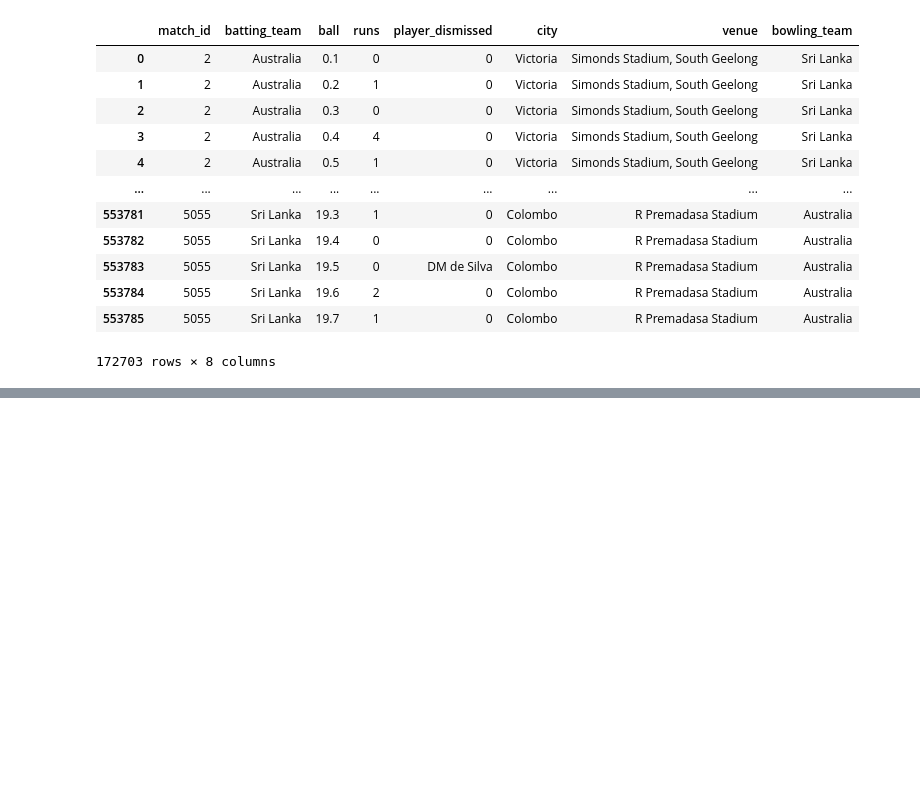
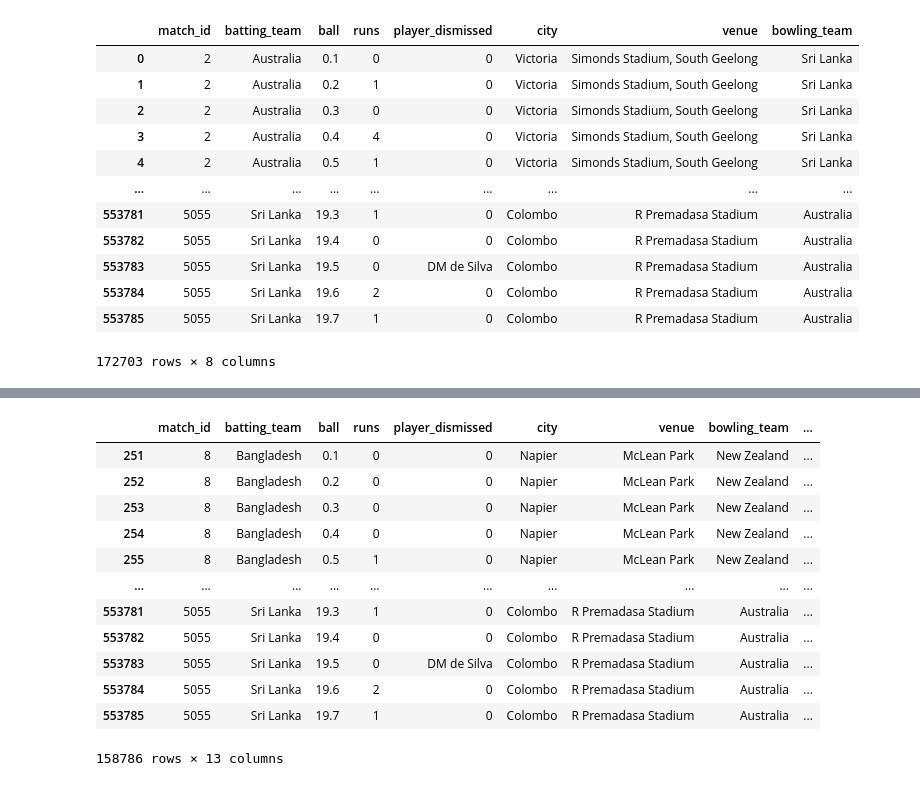
Before and after one commit to SanjaraT/WorldCup-Score-Predictor-ML-Model, a Jupyter notebook: ml_model.ipynb, the cells around one changed output, grey strips where cells are left out. Cells and saved outputs as stored; diff of their text form; code cells hidden in the pictures; blank space fills up the shorter version.

```diff
--- a/ml_model.ipynb
+++ b/ml_model.ipynb
@@ -372,0 +429,27 @@ matches.head()
+# %%
+# Left balls
+# spliting balls ( 1.1 -> 1 over 1 ball)
+matches['over'] = matches['ball'].apply(lambda x: int(str(x).split('.')[0]))
+matches['ball_in_over'] = matches['ball'].apply(lambda x: int(str(x).split('.')[1]))
+
+# total balls bowled so far
+matches['balls_bowled'] = matches['over'] * 6 + matches['ball_in_over'].apply(lambda x : min(x,6))
+
+# Balls left = 120 - balls bowled
+matches['balls_left'] = 120 - matches['balls_bowled'].clip(0, 120)
+
+matches
+# %% [output]
+|  | match_id | batting_team | ball | runs | player_dismissed | city | venue | bowling_team | ... |
+| 251 | 8 | Bangladesh | 0.1 | 0 | 0 | Napier | McLean Park | New Zealand | ... |
+| 252 | 8 | Bangladesh | 0.2 | 0 | 0 | Napier | McLean Park | New Zealand | ... |
+| 253 | 8 | Bangladesh | 0.3 | 0 | 0 | Napier | McLean Park | New Zealand | ... |
+| 254 | 8 | Bangladesh | 0.4 | 0 | 0 | Napier | McLean Park | New Zealand | ... |
+| 255 | 8 | Bangladesh | 0.5 | 1 | 0 | Napier | McLean Park | New Zealand | ... |
+| ... | ... | ... | ... | ... | ... | ... | ... | ... | ... |
+| 553781 | 5055 | Sri Lanka | 19.3 | 1 | 0 | Colombo | R Premadasa Stadium | Australia | ... |
+| 553782 | 5055 | Sri Lanka | 19.4 | 0 | 0 | Colombo | R Premadasa Stadium | Australia | ... |
+| 553783 | 5055 | Sri Lanka | 19.5 | 0 | DM de Silva | Colombo | R Premadasa Stadium | Australia | ... |
+| 553784 | 5055 | Sri Lanka | 19.6 | 2 | 0 | Colombo | R Premadasa Stadium | Australia | ... |
+| 553785 | 5055 | Sri Lanka | 19.7 | 1 | 0 | Colombo | R Premadasa Stadium | Australia | ... |
+158786 rows × 13 columns
```
Also changed, not shown: parts of 10 cells of this notebook.
